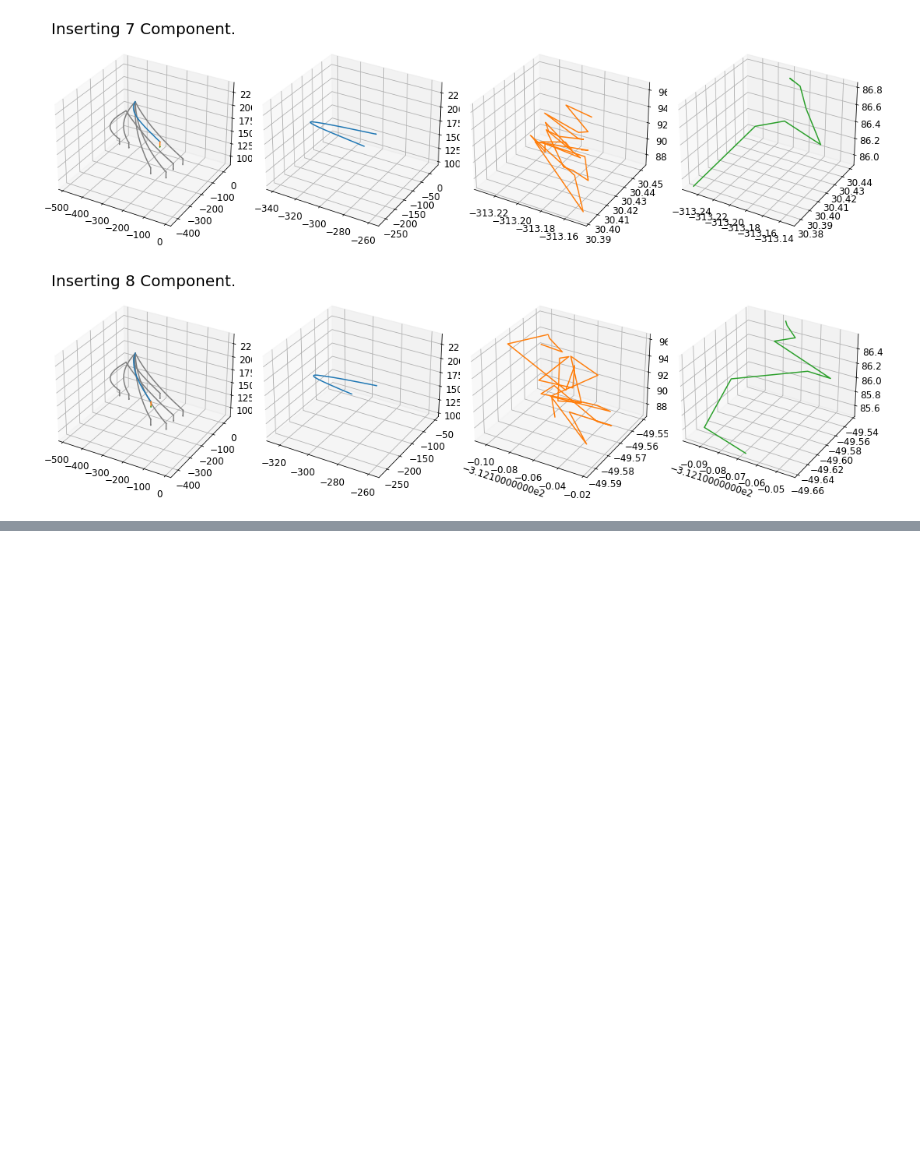
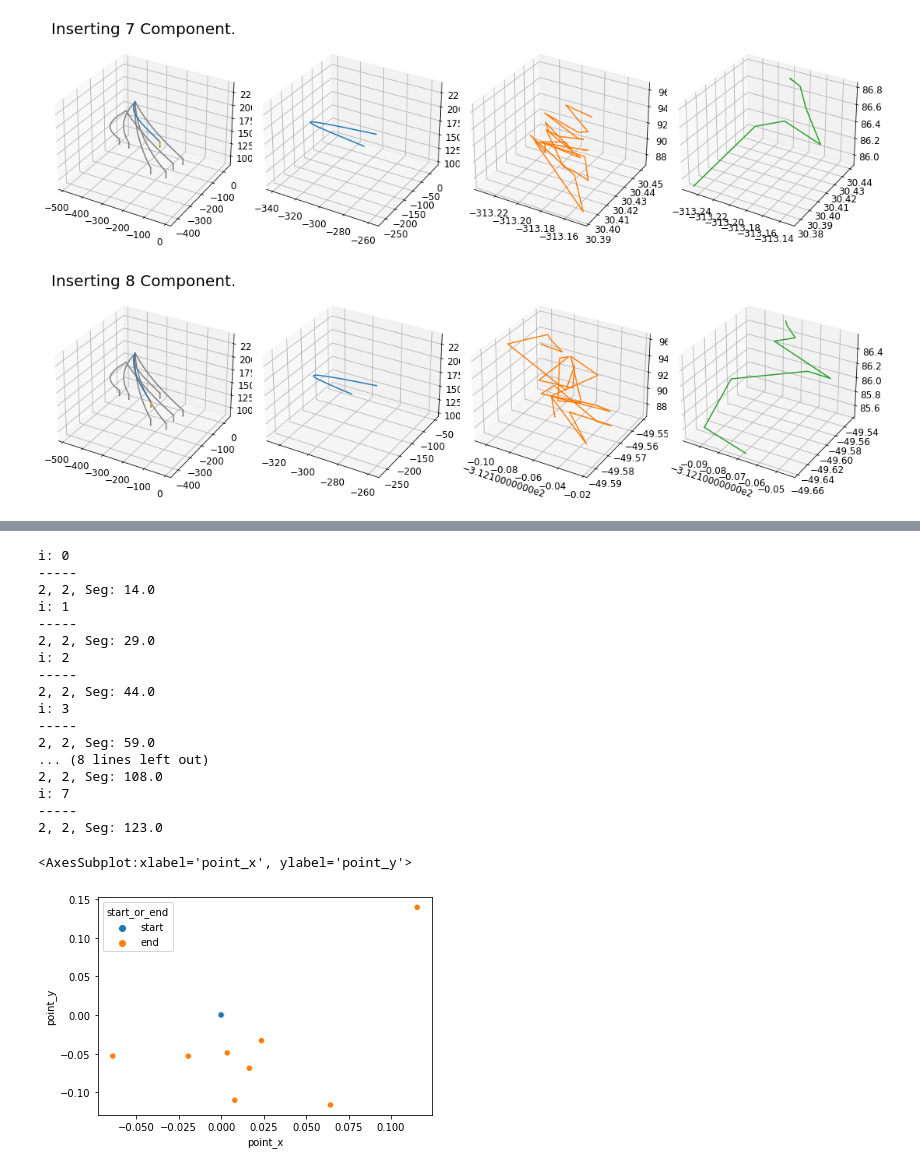
Before and after one commit to marvin353/SmartDataAnalytics_Gruppe1, a Jupyter notebook: Übungsblatt4/DataExploration_Marvin.ipynb, the cells around one changed output, grey strips where cells are left out. Drawn from its saved outputs; the diff is of its cells as text; code cells hidden in the pictures; blank space fills up the shorter version.

```diff
--- a/Übungsblatt4/DataExploration_Marvin.ipynb
+++ b/Übungsblatt4/DataExploration_Marvin.ipynb
@@ -346,0 +377,48 @@ i: 7
+# %%
+# Starting and endpoints of run 0 - Spiral search only - relative (delta) values
+
+# Get data of run 0
+run_0_df = df[df['run'] == 0.0]
+# Clear dataframe
+start_end_points = start_end_points.iloc[0:0]
+# Iterate over Components (1 component has 3 segments)
+for i in range(int(len(run_0_df["segment"].unique())/3)):
+    print("i: " + str(i))
+    for index, seg in enumerate(run_0_df["segment"].unique()[i*3:(i+1)*3]):#[0:i*3]):
+        if not index%3 == 2:
+            continue
+        print("-----")
+        print(str(index) + ", " + str(index%3) + ", Seg: " + str(seg))
+        t = run_0_df[run_0_df["segment"]==seg]
+
+        # We set the startpoint as 0,0,0 for x,y and z direction
+        new_row_start = {'run':'0', 'segment':seg, 'component':i+1, 'start_or_end':'start', 'point_x':0, 'point_y':0, 'point_z':0}
+        # We now calculate the relative endpoint value by subtracting the startponit form the endpoint separately for x,y and z direction.
+        new_row_end = {'run':'0', 'segment':seg, 'component':i+1, 'start_or_end':'end', 'point_x':t["pos_x"].iloc[-1]-t["pos_x"].iloc[0], 'point_y':t["pos_y"].iloc[-1]-t["pos_y"].iloc[0], 'point_z':t["pos_z"].iloc[-1]-t["pos_z"].iloc[0]}
+
+        start_end_points = start_end_points.append(new_row_start, ignore_index=True)
+        start_end_points = start_end_points.append(new_row_end, ignore_index=True)
+
+sns.scatterplot(data=start_end_points, x="point_x", y="point_y", hue="start_or_end")
+
+"""Dieser Plot zeigt, dass die überwiegende Mehrheit der Endpunkte im unteren (linken) Feld, also in negativer y-Richtung ausgehend vom Startpunkt (0,0) liegt. Die Spiralsuche könnte somit, zumindest für diesen Durchlauf (run 0), beschleunigt werden, in dem ein negatives y-Offset hinzugefügt wird und damit der Startpunkt in negative y-Richtung verschoben wird"""
+# %% [output]
+i: 0
+-----
+2, 2, Seg: 14.0
+i: 1
+-----
+2, 2, Seg: 29.0
+i: 2
+-----
+2, 2, Seg: 44.0
+i: 3
+-----
+2, 2, Seg: 59.0
+... (8 lines left out)
+2, 2, Seg: 108.0
+i: 7
+-----
+2, 2, Seg: 123.0
+<AxesSubplot:xlabel='point_x', ylabel='point_y'>
+[figure, added]
```
Also changed, not shown: parts of 15 cells of this notebook.
